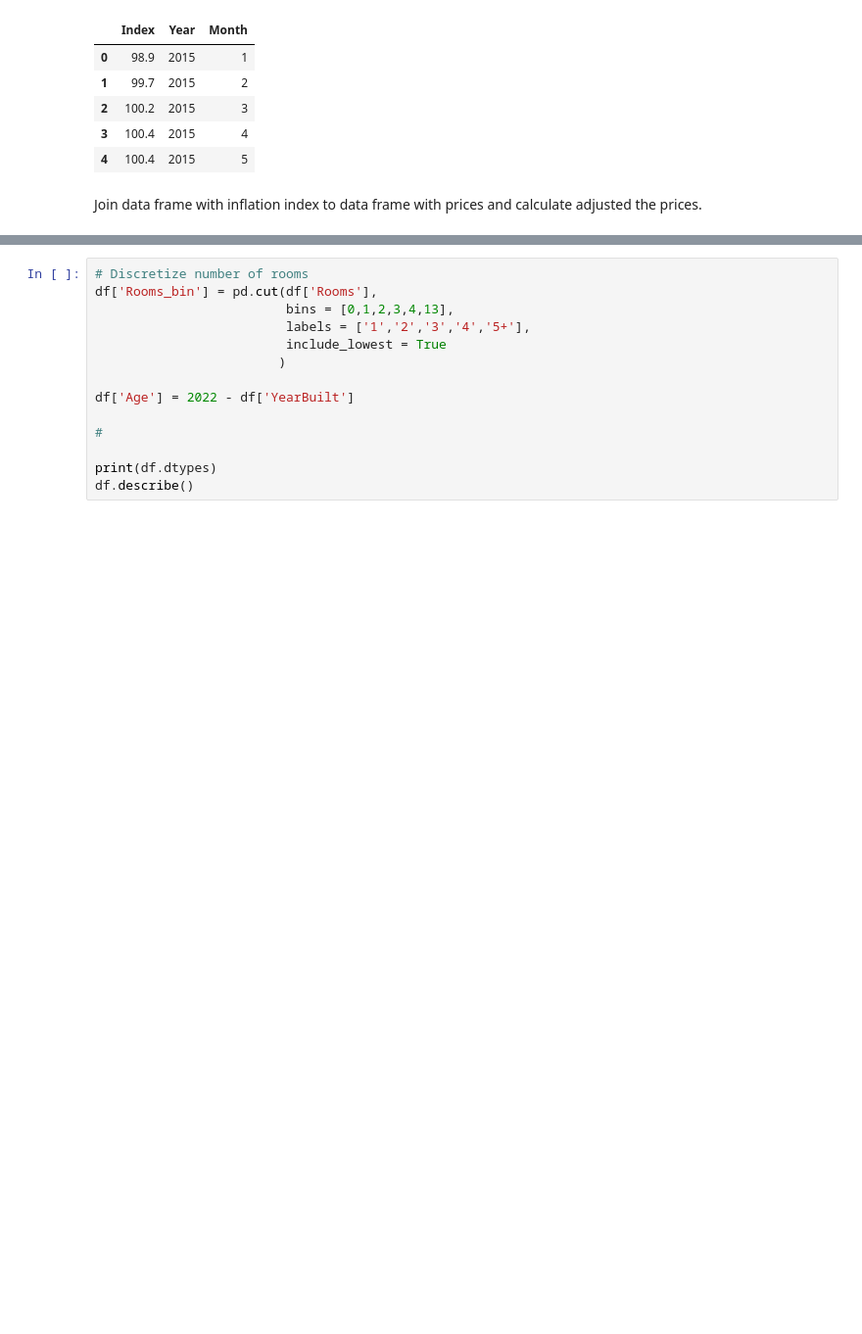
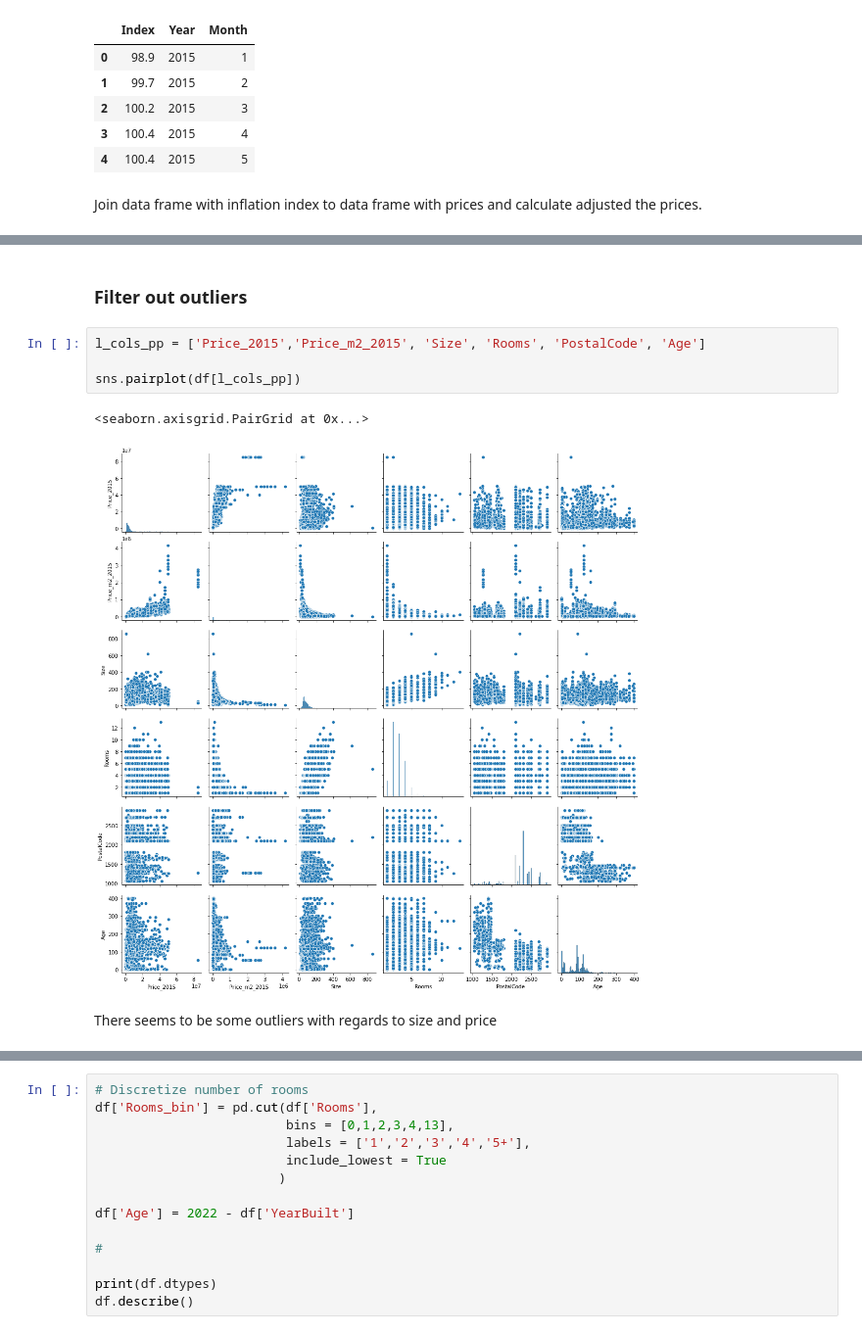
Before and after one commit to MartinJHallberg/BoligaData, a Jupyter notebook: BoligaAnalysis.ipynb, the cells around one changed output, grey strips where cells are left out. Shown at 98% size. Saved outputs shown, nothing was run; the diff lists cells and outputs as text; blank space fills up the shorter version.

```diff
--- a/BoligaAnalysis.ipynb
+++ b/BoligaAnalysis.ipynb
@@ -220,0 +258,11 @@ df[['Rooms', 'Price', 'Size']].groupby('Rooms').describe()
+# %% [markdown]
+### Filter out outliers
+# %%
+l_cols_pp = ['Price_2015','Price_m2_2015', 'Size', 'Rooms', 'PostalCode', 'Age']
+
+sns.pairplot(df[l_cols_pp])
+# %% [output]
+<seaborn.axisgrid.PairGrid at 0x...>
+[figure, added]
+# %% [markdown]
+There seems to be some outliers with regards to size and price
```
Also changed, not shown: parts of 43 cells of this notebook, 1 other file.
